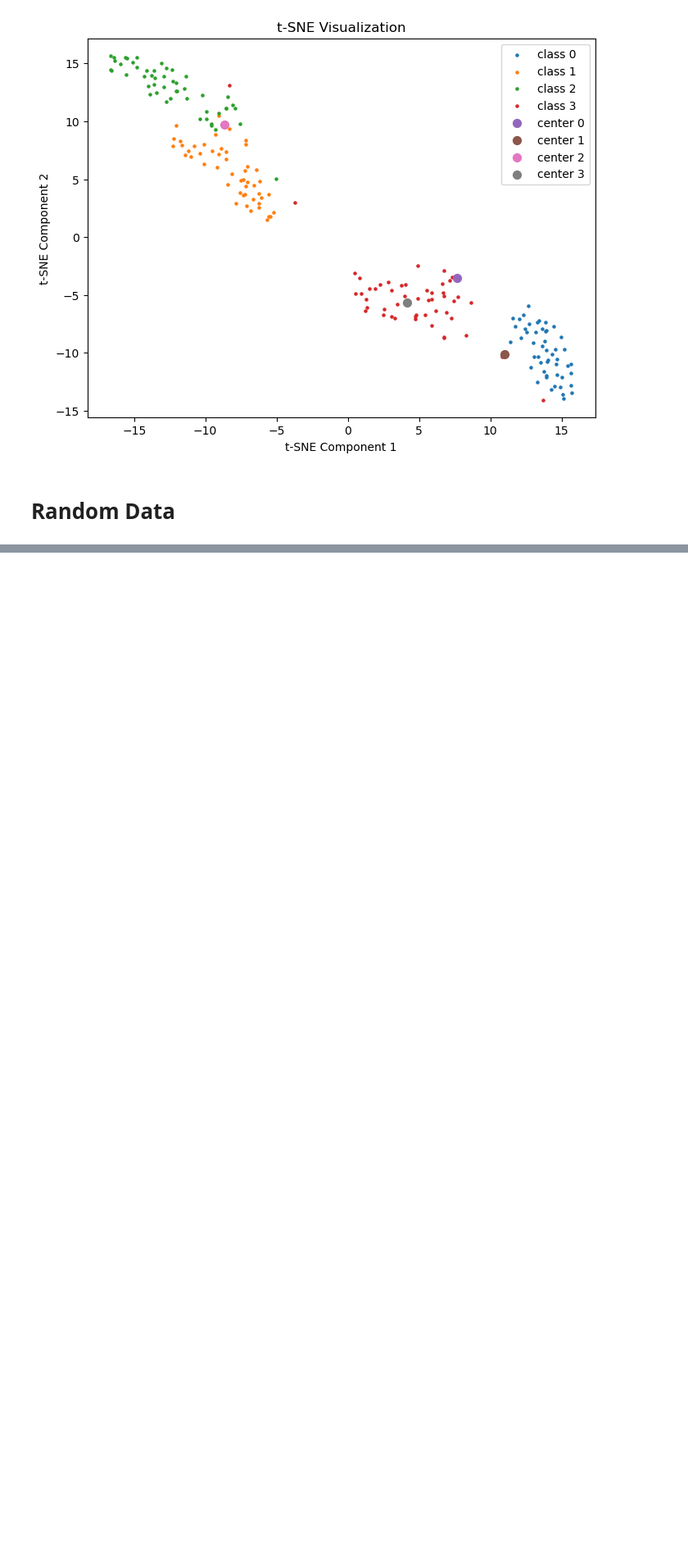
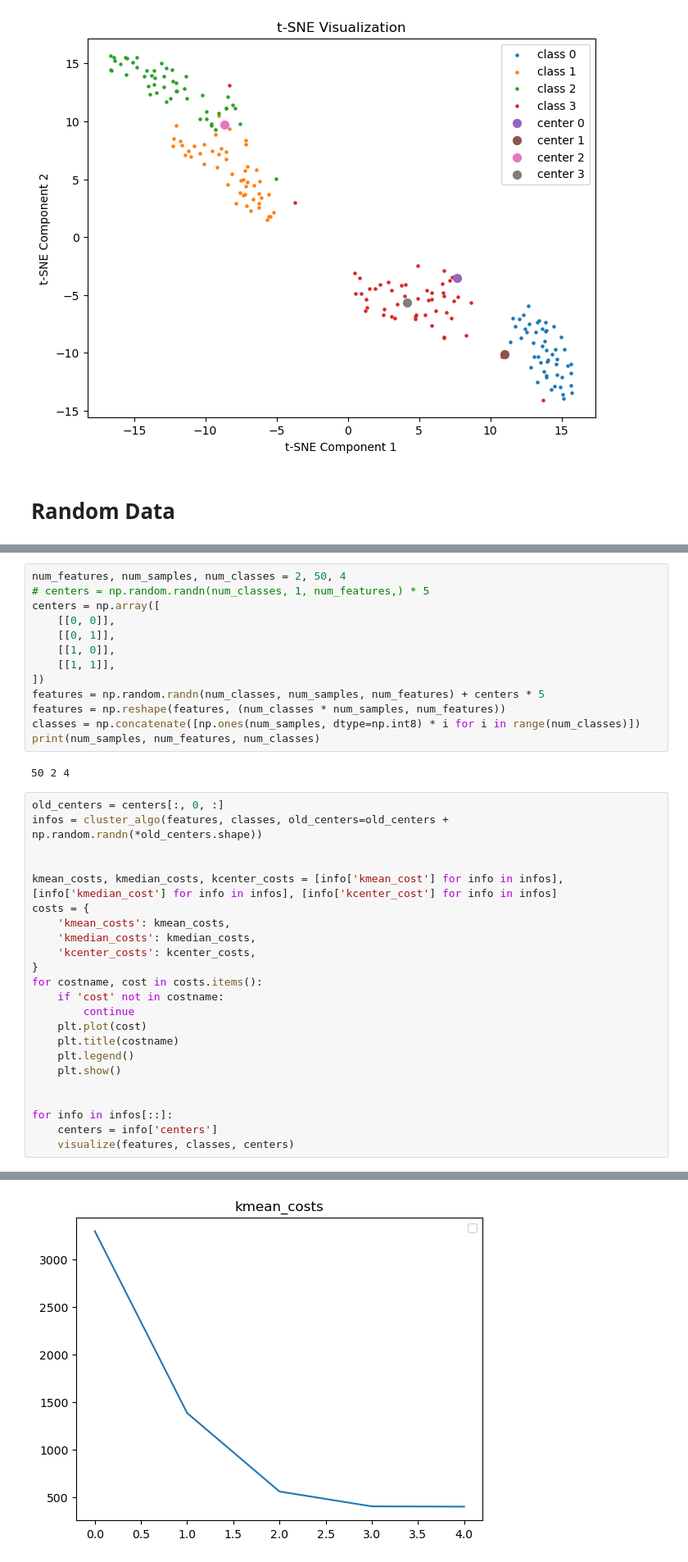
Before and after one commit to ermu2001/nyu_tandon_advanced_machine_learning, a Jupyter notebook: HW1/show_clustering.ipynb, the cells around one changed output, grey strips where cells are left out. Shown at 82% size. Cells and saved outputs as stored; diff of their text form; blank space fills up the shorter version.

```diff
--- a/HW1/show_clustering.ipynb
+++ b/HW1/show_clustering.ipynb
@@ -257,0 +337,39 @@ No handles with labels found to put in legend.
+# %%
+num_features, num_samples, num_classes = 2, 50, 4
+# centers = np.random.randn(num_classes, 1, num_features,) * 5
+centers = np.array([
+    [[0, 0]],
+    [[0, 1]],
+    [[1, 0]],
+    [[1, 1]],
+])
+features = np.random.randn(num_classes, num_samples, num_features) + centers * 5
+features = np.reshape(features, (num_classes * num_samples, num_features))
+classes = np.concatenate([np.ones(num_samples, dtype=np.int8) * i for i in range(num_classes)])
+print(num_samples, num_features, num_classes)
+# %% [output]
+50 2 4
+# %%
+old_centers = centers[:, 0, :]
+infos = cluster_algo(features, classes, old_centers=old_centers + np.random.randn(*old_centers.shape))
+
+
+kmean_costs, kmedian_costs, kcenter_costs = [info['kmean_cost'] for info in infos], [info['kmedian_cost'] for info in infos], [info['kcenter_cost'] for info in infos]
+costs = {
+    'kmean_costs': kmean_costs,
+    'kmedian_costs': kmedian_costs,
+    'kcenter_costs': kcenter_costs,
+}
+for costname, cost in costs.items():
+    if 'cost' not in costname:
+        continue
+    plt.plot(cost)
+    plt.title(costname)
+    plt.legend()
+    plt.show()
+
+
+for info in infos[::]:
+    centers = info['centers']
+    visualize(features, classes, centers)
+# %% [output]
@@ -257,0 +378 @@ No handles with labels found to put in legend.
+[figure, added]
```
Also changed, not shown: parts of 6 cells of this notebook, 9 other files.
